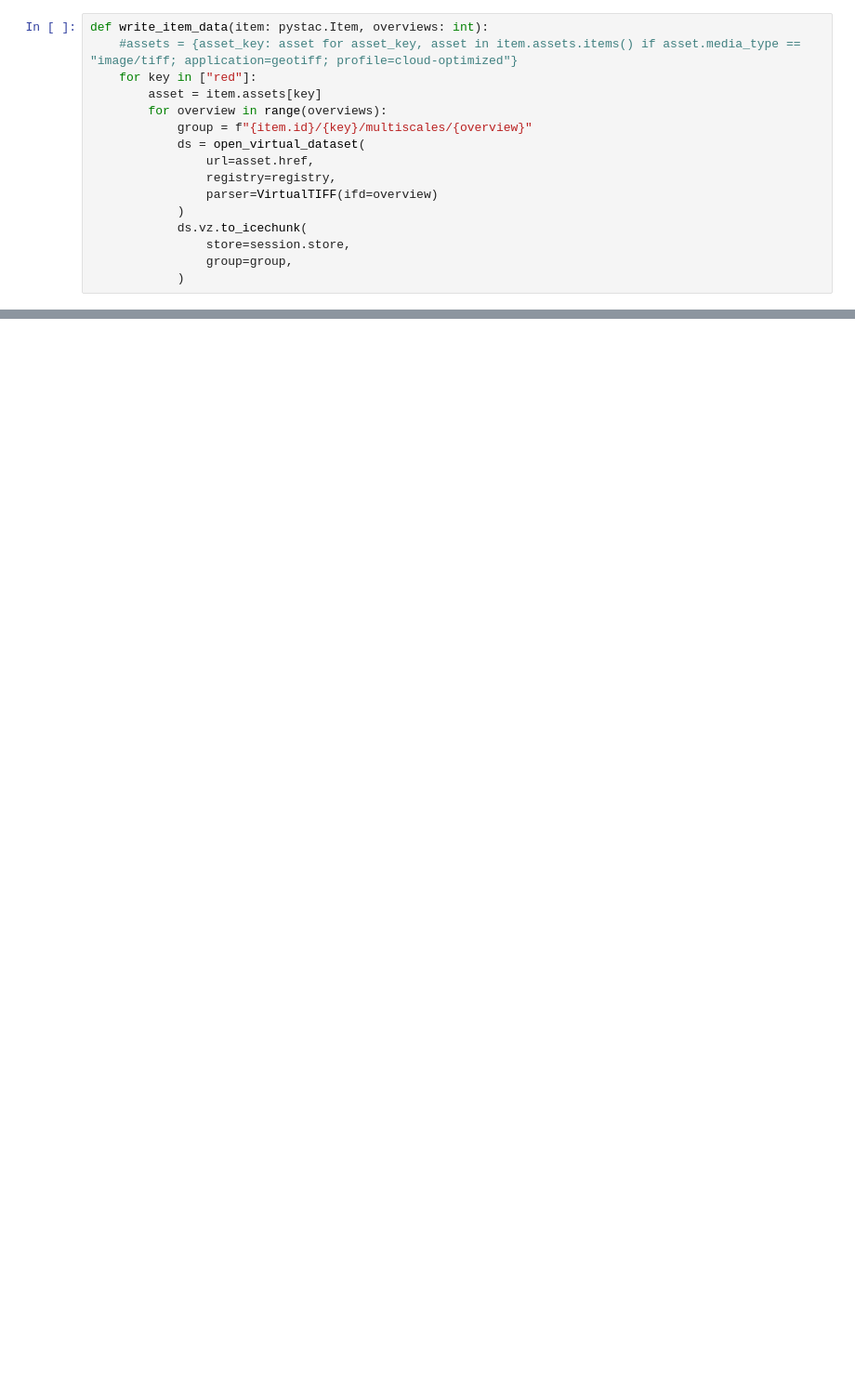
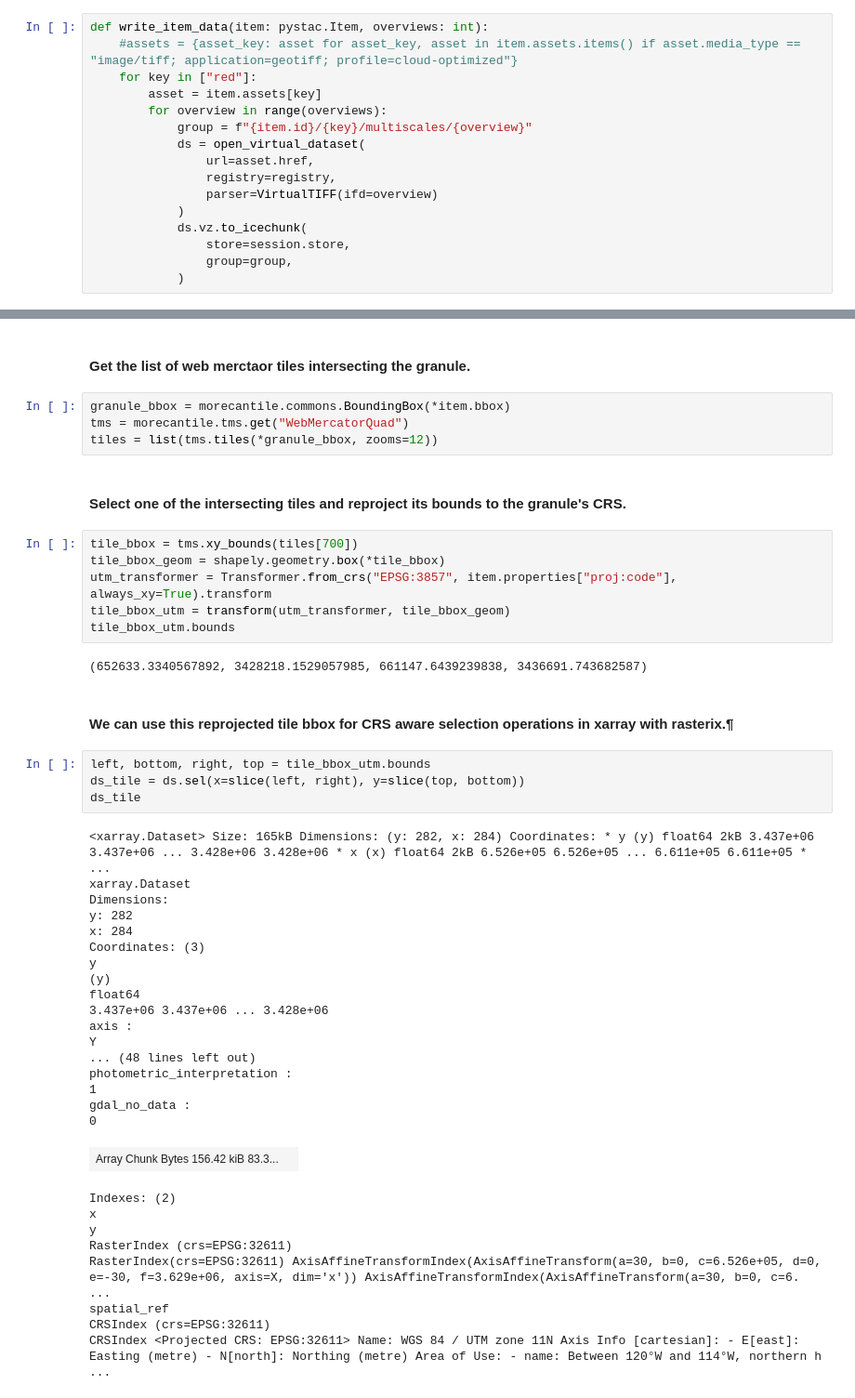
Before and after one commit to developmentseed/zarr-datafusion-search-examples, a Jupyter notebook: notebooks/Landsat9.ipynb, the cells around one changed output, grey strips where cells are left out. Shown at 93% size. Saved outputs shown, nothing was run; the diff lists cells and outputs as text; blank space fills up the shorter version.

```diff
--- a/notebooks/Landsat9.ipynb
+++ b/notebooks/Landsat9.ipynb
@@ -398,0 +412,49 @@ array([0.000e+00, 1.000e+00, 2.000e+00, ..., 7.748e+03, 7.749e+03,
+# %% [markdown]
+#### Get the list of web merctaor tiles intersecting the granule.
+# %%
+granule_bbox = morecantile.commons.BoundingBox(*item.bbox)
+tms = morecantile.tms.get("WebMercatorQuad")
+tiles = list(tms.tiles(*granule_bbox, zooms=12))
+# %% [markdown]
+#### Select one of the intersecting tiles and reproject its bounds to the granule's CRS.
+# %%
+tile_bbox = tms.xy_bounds(tiles[700])
+tile_bbox_geom = shapely.geometry.box(*tile_bbox)
+utm_transformer = Transformer.from_crs("EPSG:3857", item.properties["proj:code"], always_xy=True).transform
+tile_bbox_utm = transform(utm_transformer, tile_bbox_geom)
+tile_bbox_utm.bounds
+# %% [output]
+(652633.3340567892, 3428218.1529057985, 661147.6439239838, 3436691.743682587)
+# %% [markdown]
+#### We can use this reprojected tile bbox for CRS aware selection operations in xarray with rasterix.¶
+# %%
+left, bottom, right, top = tile_bbox_utm.bounds
+ds_tile = ds.sel(x=slice(left, right), y=slice(top, bottom))
+ds_tile
+# %% [output]
+<xarray.Dataset> Size: 165kB Dimensions: (y: 282, x: 284) Coordinates: * y (y) float64 2kB 3.437e+06 3.437e+06 ... 3.428e+06 3.428e+06 * x (x) float64 2kB 6.526e+05 6.526e+05 ... 6.611e+05 6.611e+05 * ...
+xarray.Dataset
+Dimensions:
+y: 282
+x: 284
+Coordinates: (3)
+y
+(y)
+float64
+3.437e+06 3.437e+06 ... 3.428e+06
+axis :
+Y
+... (48 lines left out)
+photometric_interpretation :
+1
+gdal_no_data :
+0
+| Array Chunk Bytes 156.42 kiB 83.3... |  |
+Indexes: (2)
+x
+y
+RasterIndex (crs=EPSG:32611)
+RasterIndex(crs=EPSG:32611) AxisAffineTransformIndex(AxisAffineTransform(a=30, b=0, c=6.526e+05, d=0, e=-30, f=3.629e+06, axis=X, dim='x')) AxisAffineTransformIndex(AxisAffineTransform(a=30, b=0, c=6. ...
+spatial_ref
+CRSIndex (crs=EPSG:32611)
+CRSIndex <Projected CRS: EPSG:32611> Name: WGS 84 / UTM zone 11N Axis Info [cartesian]: - E[east]: Easting (metre) - N[north]: Northing (metre) Area of Use: - name: Between 120°W and 114°W, northern h ...
```
Also changed, not shown: parts of 46 cells of this notebook.
